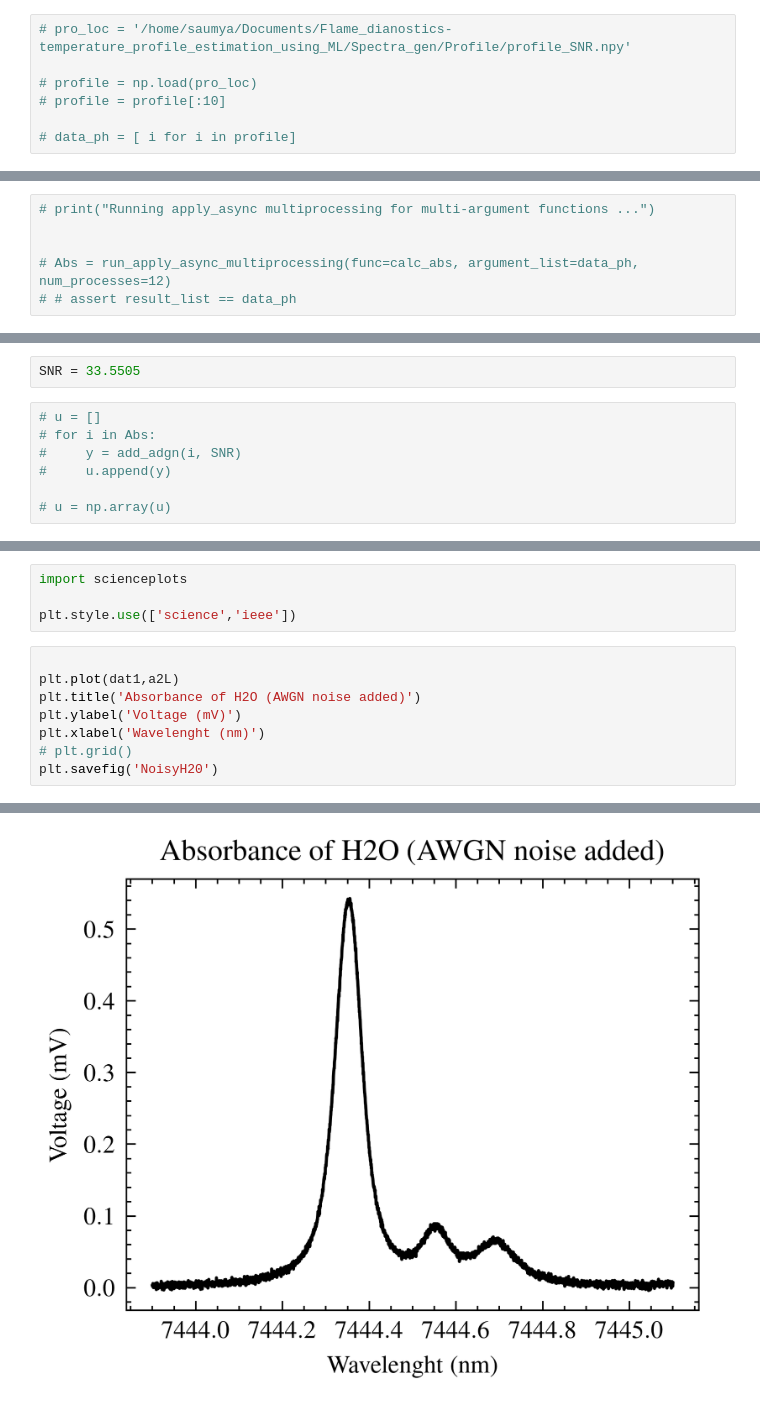
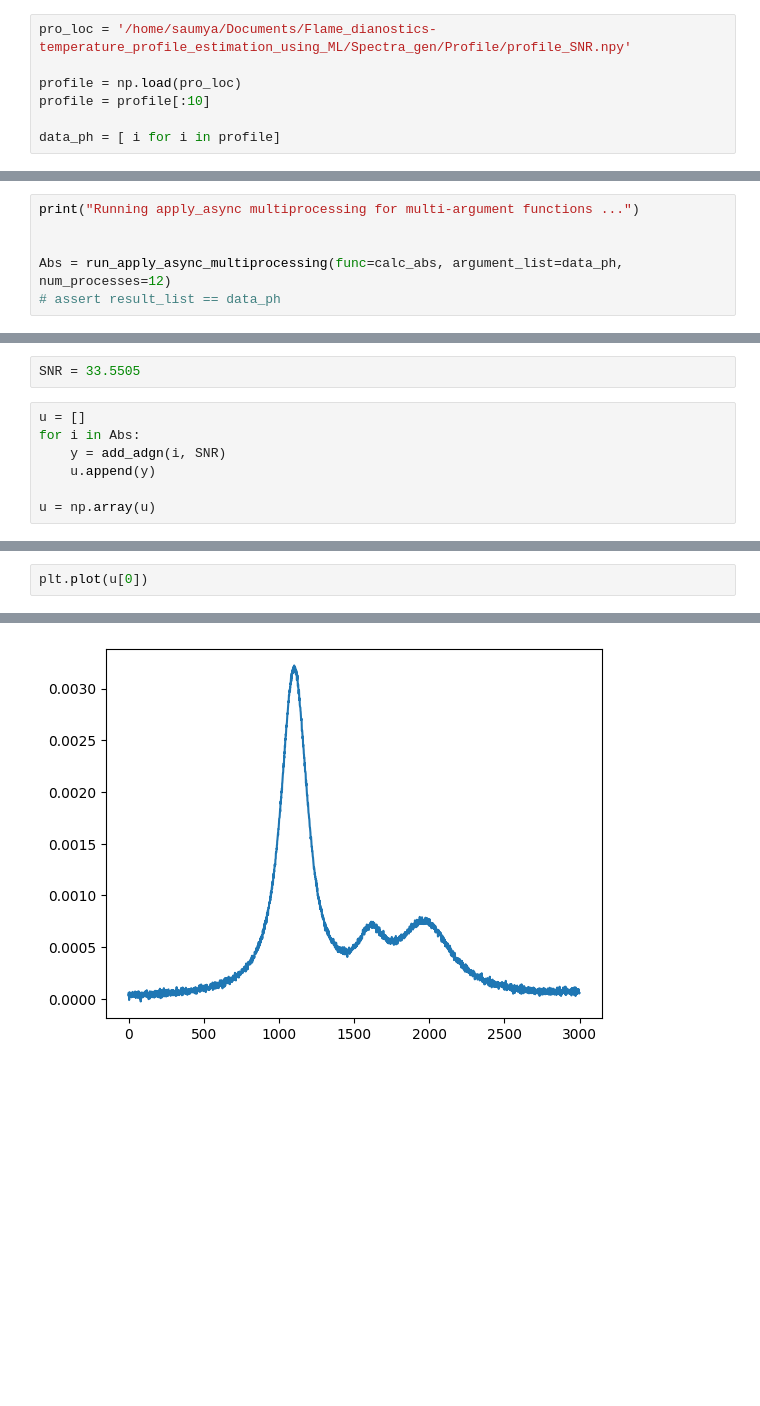
Before and after one commit to CaffineAddic/Flame_dianostics-temperature_profile_estimation_using_ML, a Jupyter notebook: Spectra_gen/TDLAS_Nuni_SNR.ipynb, the cells around one changed output, grey strips where cells are left out. Drawn from its saved outputs; the diff is of its cells as text; blank space fills up the shorter version.

```diff
--- a/Spectra_gen/TDLAS_Nuni_SNR.ipynb
+++ b/Spectra_gen/TDLAS_Nuni_SNR.ipynb
@@ -505,10 +515,10 @@ plt.plot(a2)
 # %%
-# pro_loc = '/home/saumya/Documents/Flame_dianostics-temperature_profile_estimation_using_ML/Spectra_gen/Profile/profile_SNR.npy'
+pro_loc = '/home/saumya/Documents/Flame_dianostics-temperature_profile_estimation_using_ML/Spectra_gen/Profile/profile_SNR.npy'
 
-# profile = np.load(pro_loc)
-# profile = profile[:10]
+profile = np.load(pro_loc)
+profile = profile[:10]
 
-# data_ph = [ i for i in profile]
+data_ph = [ i for i in profile]
 # %%
 # temp_pro = np.linspace(1500, 2200, 1000)
 
@@ -521,8 +531,8 @@ plt.plot(a2)
 # data_ph = [ i for i in zip(temp_pro, xor_pro)]
 # data_ph = argument_list = [(random.randint(1500, 2200), random.randint(1, 3)/ 10) for _ in range(num_jobs)]
 # %%
-# print("Running apply_async multiprocessing for multi-argument functions ...")
+print("Running apply_async multiprocessing for multi-argument functions ...")
 
 
-# Abs = run_apply_async_multiprocessing(func=calc_abs, argument_list=data_ph, num_processes=12)
-# # assert result_list == data_ph
+Abs = run_apply_async_multiprocessing(func=calc_abs, argument_list=data_ph, num_processes=12)
+# assert result_list == data_ph
@@ -703,9 +718,9 @@ def add_adgn(sig, SNR):
 # %%
 SNR = 33.5505
 # %%
-# u = []
-# for i in Abs:
-#     y = add_adgn(i, SNR)
-#     u.append(y)
+u = []
+for i in Abs:
+    y = add_adgn(i, SNR)
+    u.append(y)
 
-# u = np.array(u)
+u = np.array(u)
@@ -714,13 +727,3 @@ a2L = add_adgn(a2, SNR)
-# %%
-import scienceplots
-
-plt.style.use(['science','ieee'])
 # %%
-
-plt.plot(dat1,a2L)
-plt.title('Absorbance of H2O (AWGN noise added)')
-plt.ylabel('Voltage (mV)')
-plt.xlabel('Wavelenght (nm)')
-# plt.grid()
-plt.savefig('NoisyH20')
+plt.plot(u[0])
 # %% [output]
@@ -727 +731 @@ plt.savefig('NoisyH20')
-[figure, old version]
+[figure, new version]
```
Also changed, not shown: parts of 18 cells of this notebook, 7 other files.
